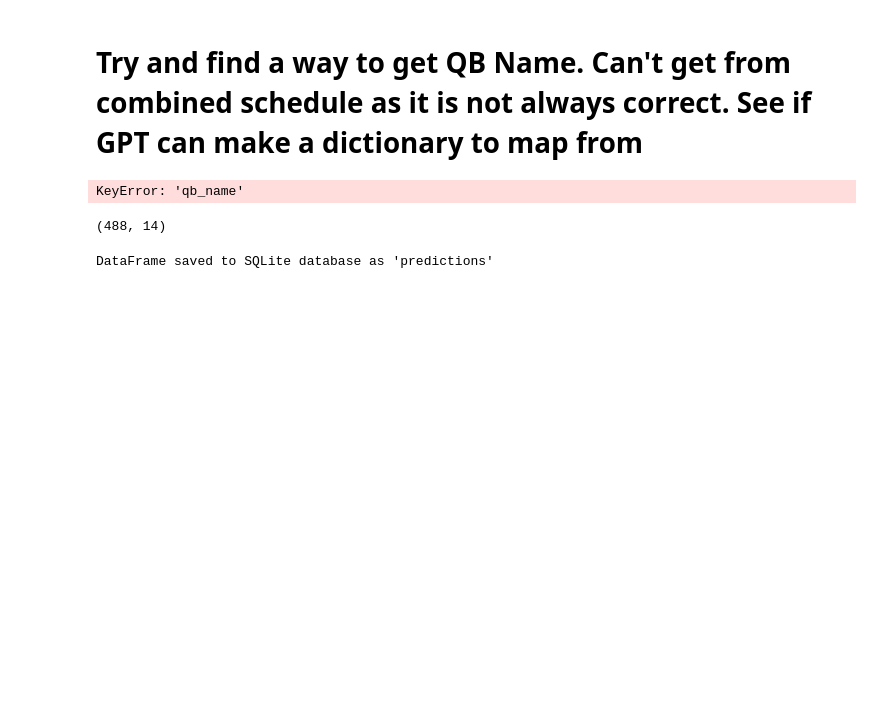
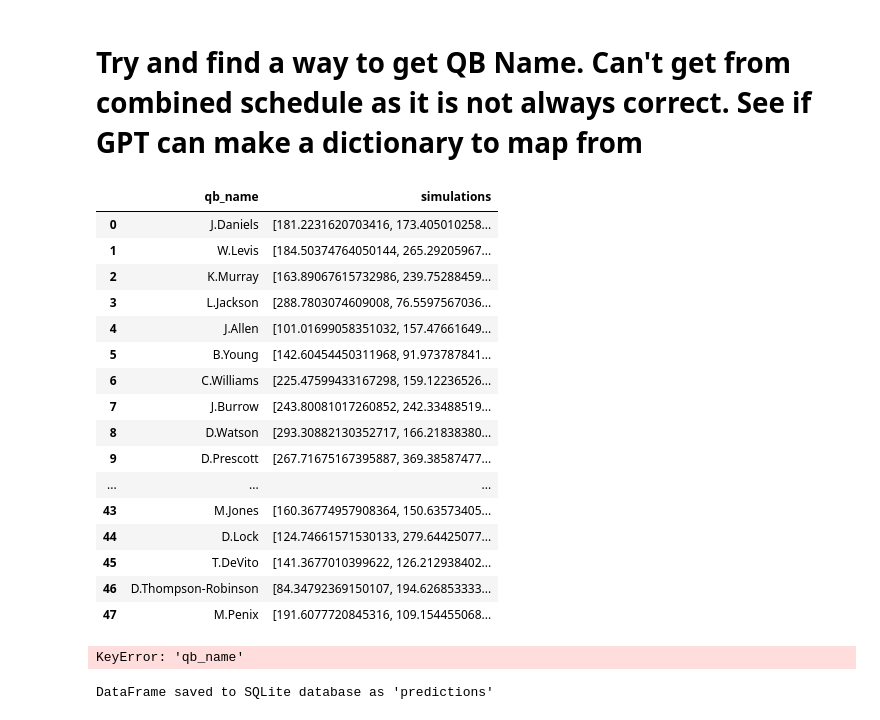
Before and after one commit to bhuggard/MidpointMadness, a Jupyter notebook: MidpointMadnessMainNotebookPostSeason.ipynb, the cells around one changed output. Saved outputs shown, nothing was run; the diff lists cells and outputs as text; code cells hidden in the pictures; blank space fills up the shorter version.

```diff
--- a/MidpointMadnessMainNotebookPostSeason.ipynb
+++ b/MidpointMadnessMainNotebookPostSeason.ipynb
@@ -619,10 +619,10 @@ def monte_carlo_simulations_truncated(df, global_residual_std, residual_col='pyo
     :param max_yards: Maximum passing yards to cap extreme outliers
     :return: Dictionary of QBs with their simulated passing yard distributions
     """
-    qb_simulations = {}
+    qb_simulations =  {}
 
     for idx, row in df.iterrows():
-        qb_name = row['qb_name']
+        qb_name = row['passer_player_name']
         predicted_mean = row[predicted_col]
         mean_team_residual = row[residual_col]
 
@@ -648,23 +648,41 @@ def monte_carlo_simulations_truncated(df, global_residual_std, residual_col='pyo
 # Try and find a way to get QB Name. Can't get from combined schedule as it is not always correct. See if GPT can make a dictionary to map from
 # %%
 qb_simulations = monte_carlo_simulations_truncated(clean_predictions, global_residual_std)
-# %% [output]
-KeyError: 'qb_name'
 # %%
 # Convert the dictionary to a DataFrame
 sims = pd.DataFrame({
     'qb_name': qb_simulations.keys(),
     'simulations': [list(values) for values in qb_simulations.values()]
 })
+# %%
+sims
+# %% [output]
+|  | qb_name | simulations |
+| 0 | J.Daniels | [181.2231620703416, 173.405010258... |
+| 1 | W.Levis | [184.50374764050144, 265.29205967... |
+| 2 | K.Murray | [163.89067615732986, 239.75288459... |
+| 3 | L.Jackson | [288.7803074609008, 76.5597567036... |
+| 4 | J.Allen | [101.01699058351032, 157.47661649... |
+| 5 | B.Young | [142.60454450311968, 91.973787841... |
+| 6 | C.Williams | [225.47599433167298, 159.12236526... |
+| 7 | J.Burrow | [243.80081017260852, 242.33488519... |
+| 8 | D.Watson | [293.30882130352717, 166.21838380... |
+| 9 | D.Prescott | [267.71675167395887, 369.38587477... |
+| ... | ... | ... |
+| 43 | M.Jones | [160.36774957908364, 150.63573405... |
+| 44 | D.Lock | [124.74661571530133, 279.64425077... |
+| 45 | T.DeVito | [141.3677010399622, 126.212938402... |
+| 46 | D.Thompson-Robinson | [84.34792369150107, 194.626853333... |
+| 47 | M.Penix | [191.6077720845316, 109.154455068... |
 # %%
 dbframe = clean_predictions.merge(
     sims,
-    on=('qb_name'), how='inner'
+    on=('passer_player_name'), how='inner'
 )
 
 dbframe.shape
 # %% [output]
-(488, 14)
+KeyError: 'qb_name'
 # %%
 
 # # Write the DataFrame to SQLite
```
Also changed, not shown: parts of 4 cells of this notebook.
